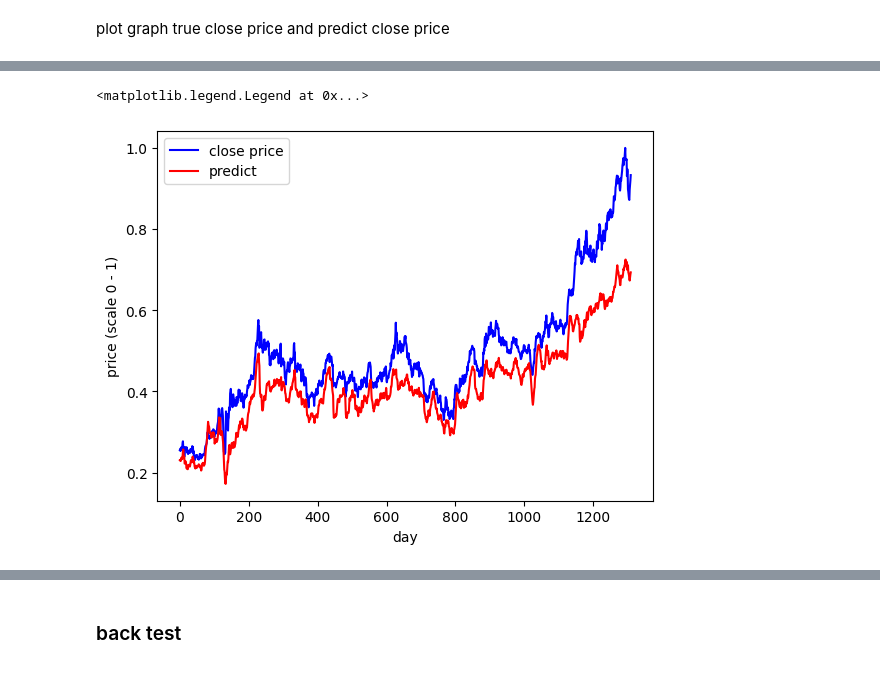
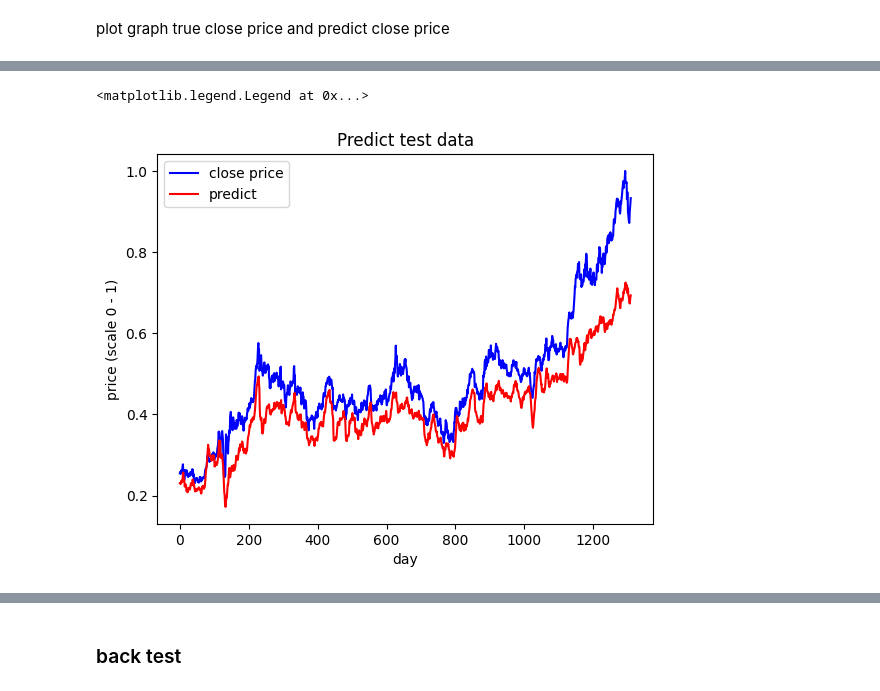
Before and after one commit to BrossBoy/internship, a Jupyter notebook: lstm_gold.ipynb, the cells around one changed output, grey strips where cells are left out. Cells and saved outputs as stored; diff of their text form; code cells hidden in the pictures.

```diff
--- a/lstm_gold.ipynb
+++ b/lstm_gold.ipynb
@@ -105,2 +105,2 @@ history = model.fit(x_train, y_train, batch_size=500, epochs=100)
 # %%
-# model = models.load_model("model/simple_lstm_model.h5")
+model = models.load_model("model/simple_lstm_model.h5")
@@ -110,6 +112,7 @@ plot graph true close price and predict close price
 scale_predict = model.predict(x_test)
 plt.plot(y_test, c="b", label="close price")
 plt.plot(scale_predict, c="r", label="predict")
+plt.title("Predict test data")
 plt.xlabel("day")
 plt.ylabel("price (scale 0 - 1)")
 plt.legend()
@@ -118,4 +121,4 @@ plt.legend()
 <matplotlib.legend.Legend at 0x...>
-[figure, old version]
+[figure, new version]
 # %%
 # model.save("model/simple_lstm_model.h5")
```
Also changed, not shown: parts of 6 cells of this notebook.
